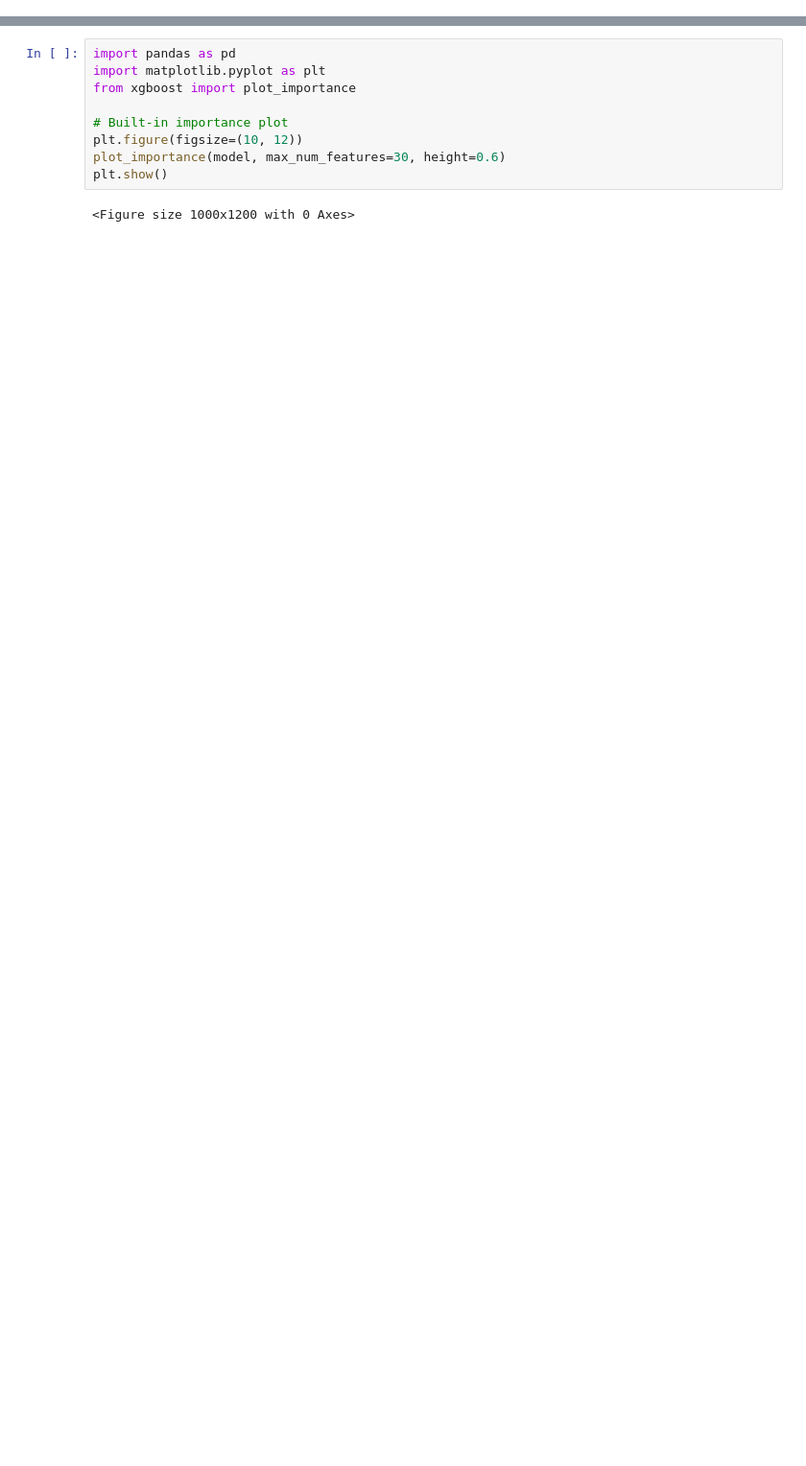
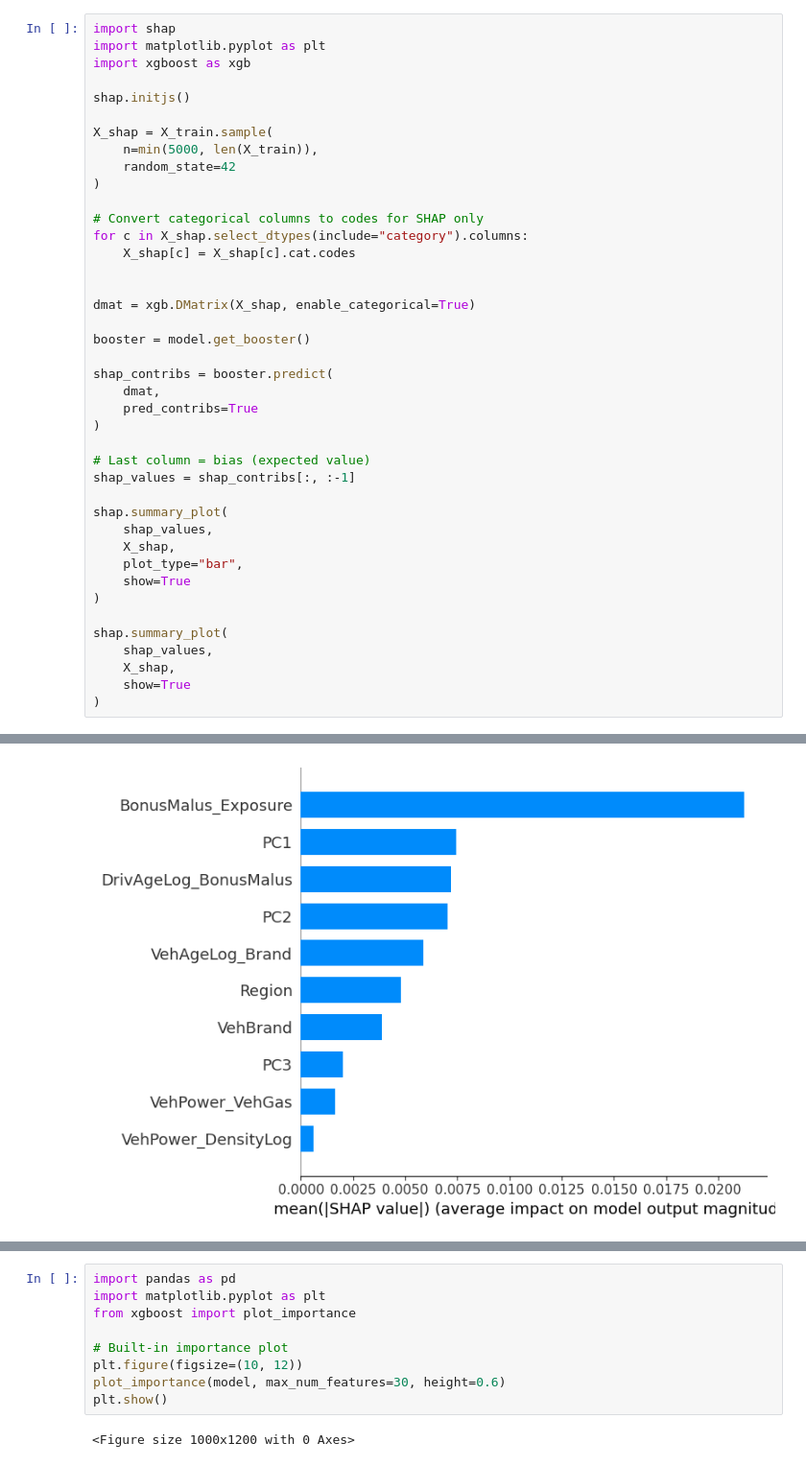
Before and after one commit to HKrtsn/ML-Project, a Jupyter notebook: gradient_boost.ipynb, the cells around one changed output, grey strips where cells are left out. Shown at 96% size. Drawn from its saved outputs; the diff is of its cells as text; blank space fills up the shorter version.

```diff
--- a/gradient_boost.ipynb
+++ b/gradient_boost.ipynb
@@ -637,0 +101,42 @@ weighted avg      0.003     0.050     0.005    108482
+# %%
+import shap
+import matplotlib.pyplot as plt
+import xgboost as xgb
+
+shap.initjs()
+
+X_shap = X_train.sample(
+    n=min(5000, len(X_train)),
+    random_state=42
+)
+
+# Convert categorical columns to codes for SHAP only
+for c in X_shap.select_dtypes(include="category").columns:
+    X_shap[c] = X_shap[c].cat.codes
+
+
+dmat = xgb.DMatrix(X_shap, enable_categorical=True)
+
+booster = model.get_booster()
+
+shap_contribs = booster.predict(
+    dmat,
+    pred_contribs=True
+)
+
+# Last column = bias (expected value)
+shap_values = shap_contribs[:, :-1]
+
+shap.summary_plot(
+    shap_values,
+    X_shap,
+    plot_type="bar",
+    show=True
+)
+
+shap.summary_plot(
+    shap_values,
+    X_shap,
+    show=True
+)
+# %% [output]
@@ -637,0 +144 @@ weighted avg      0.003     0.050     0.005    108482
+[figure, added]
```
Also changed, not shown: parts of 12 cells of this notebook, 8 other files.
